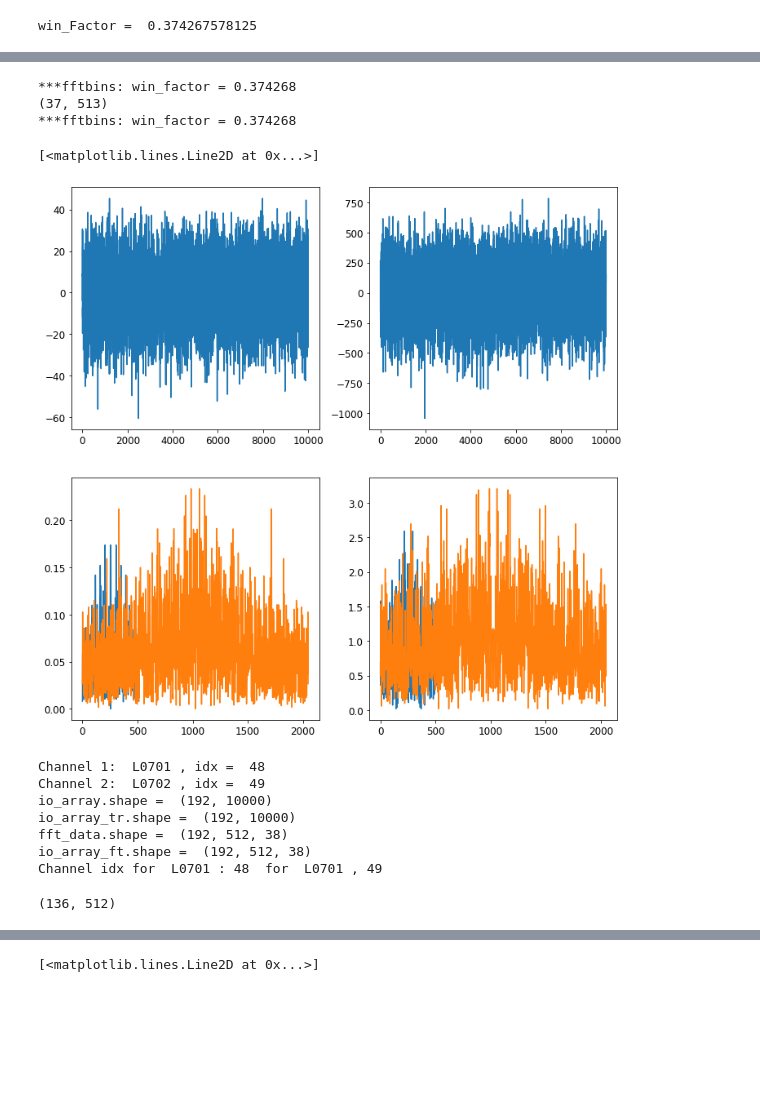
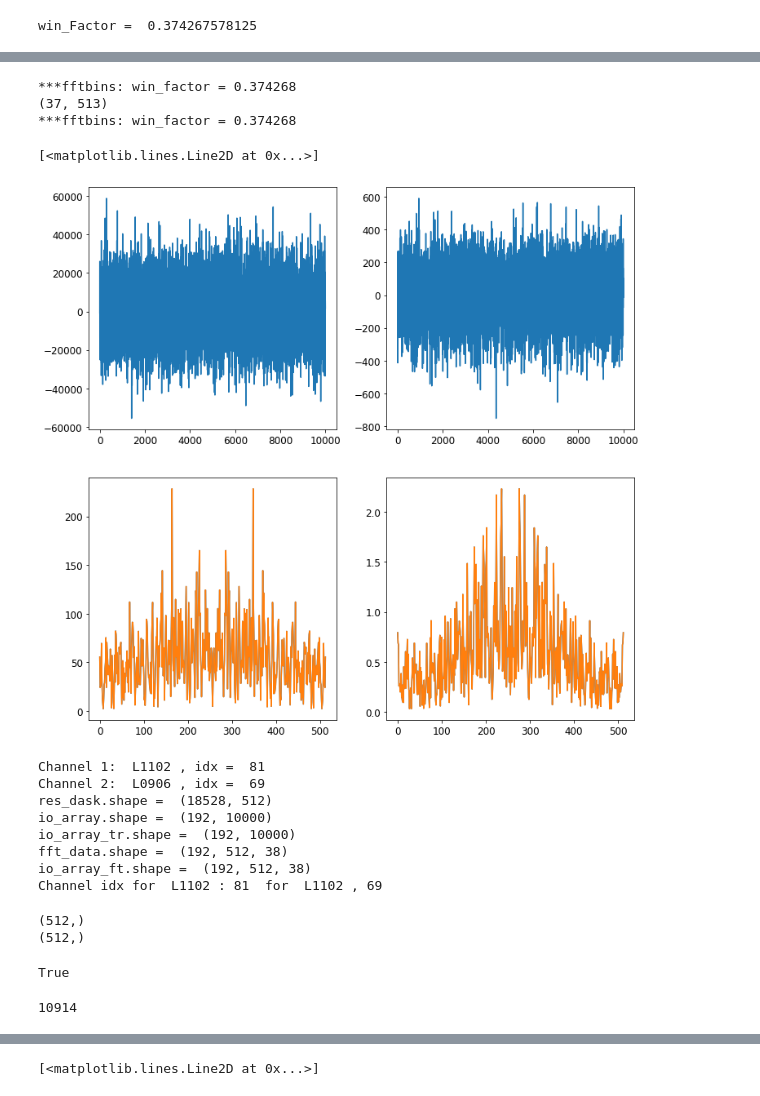
Before and after one commit to rkube/delta, a Jupyter notebook: tests_analysis/compare_correlation_dask_fluctana.ipynb, the cells around one changed output, grey strips where cells are left out. Cells and saved outputs as stored; diff of their text form; code cells hidden in the pictures; blank space fills up the shorter version.

```diff
--- a/tests_analysis/compare_correlation_dask_fluctana.ipynb
+++ b/tests_analysis/compare_correlation_dask_fluctana.ipynb
@@ -33,13 +31,17 @@ win_Factor =  0.374267578125
 # Run the fluctana code from RMCs examples/nersc/check_correlation.py
 # %%
 def test_rmc():
-    import sys
+    #import sys, os
+    #sys.path.append(os.pardir)
     sys.path.append("/global/homes/r/rkube/repos/fluctana_rmc")
     from fluctana import FluctAna, KstarEcei
 
+    # HOW TO RUN
+    # ./python3 check_correlation.py 10186 [15.9,16] ECEI_L1303 ECEI_L1403
+
     shot = 18431
-    trange = [-0.10, -0.08]
-    clist = [['ECEI_L0701'], ['ECEI_L0702']]
+    trange = [-0.1, -0.08]
+    clist = [['ECEI_L0906'], ['ECEI_L1102']]
 
     # call fluctana
     A = FluctAna()
@@ -48,11 +50,16 @@ def test_rmc():
     A.add_data(KstarEcei(shot=shot, clist=clist[0], data_path='/global/cscratch1/sd/rkube/KSTAR/kstar_streaming/'), trange=trange, norm=1)
     A.add_data(KstarEcei(shot=shot, clist=clist[1], data_path='/global/cscratch1/sd/rkube/KSTAR/kstar_streaming/'), trange=trange, norm=1)
 
+    # list data
+    A.list_data()
+
     # do fft; full = 1
-    A.fftbins(nfft=2048, window='hann', overlap=0.5, detrend=0, full=1)
+    A.fftbins(nfft=512,window='hann',overlap=0.5,detrend=0,full=1)
 
     # calculate correlation using data sets done and dtwo. results are saved in A.Dlist[dtwo].val
-    A.bicoherence(done=0, dtwo=1)
+    A.correlation(done=0, dtwo=1)
+
+    # plot the results; dnum = data set number, cnl = channel number list to plot
+    A.mplot(dnum=1,cnl=range(len(A.Dlist[1].clist)),type='val')
 
     return(A)
-A = test_rmc()
@@ -139,27 +144,27 @@ def fftbins(x, dt, nfft, window, overlap, do_detrend, full):
 # %%
-L0701_fa = np.squeeze(A.Dlist[0].data)
-L0701_ax, L0701_ft, win_factor = fftbins(L0701_fa, dt=2e-6, nfft=512, window="hann", overlap=0.5, do_detrend=0, full=1)
+L1102_fa = np.squeeze(A.Dlist[0].data)
+L1102_ax, L1102_ft, win_factor = fftbins(L1102_fa, dt=2e-6, nfft=512, window="hann", overlap=0.5, do_detrend=0, full=1)
 
-print(L0701_ft.shape)
+print(L1102_ft.shape)
 
-L0702_fa = np.squeeze(A.Dlist[1].data)
-L0702ax, L0702_ft, win_factor = fftbins(L0702_fa, dt=2e-6, nfft=512, window="hann", overlap=0.5, do_detrend=0, full=1)
+L0906_fa = np.squeeze(A.Dlist[1].data)
+L0906ax, L0906_ft, win_factor = fftbins(L0906_fa, dt=2e-6, nfft=512, window="hann", overlap=0.5, do_detrend=0, full=1)
 
 plt.figure(figsize=(12,12))
 plt.subplot(221)
-plt.plot(L0701_fa)
+plt.plot(L1102_fa)
 plt.subplot(222)
-plt.plot(L0702_fa)
+plt.plot(L0906_fa)
 
 plt.subplot(223)
-plt.plot(np.abs(L0701_ft.mean(axis=0)))
+plt.plot(np.abs(L1102_ft.mean(axis=0)))
 plt.plot(np.abs(A.Dlist[0].spdata[0].mean(axis=0)))
 plt.subplot(224)
-plt.plot(np.abs(L0702_ft.mean(axis=0)))
+plt.plot(np.abs(L0906_ft.mean(axis=0)))
 plt.plot(np.abs(A.Dlist[1].spdata[0].mean(axis=0)))
 # %% [output]
 ***fftbins: win_factor = 0.374268
 (37, 513)
 ***fftbins: win_factor = 0.374268
 [<matplotlib.lines.Line2D at 0x...>]
-[figure, old version]
+[figure, new version]
@@ -217,13 +171,15 @@ def bicoherence(XX, YY):
 # %%
-c1 = channel('L', 7, 1)
-c2 = channel('L', 7, 2)
+c1 = channel('L', 11, 2)
+c2 = channel('L', 9, 6)
 
 print("Channel 1: ", c1, ", idx = ", c1.idx())
 print("Channel 2: ", c2, ", idx = ", c2.idx())
 
-with np.load("../test_data/ralphs_task_001.npz") as df:
+with np.load("../test_data/cross_correlation_s00001.npz", allow_pickle=True) as df:
     # Load output of dask
-    res_dask = df["res"]
+    res_dask = df["data"]
+    res_dask = np.concatenate(res_dask, axis=0)
+    print("res_dask.shape = ", res_dask.shape)
 
 with np.load("../test_data/io_array_s0001.npz") as df:
     # Load raw data, as read by datareader
@@ -244,10 +200,6 @@ with np.load("../test_data/fft_data_s0001.npz") as df:
     fft_data = df["fft_data"]
     print("fft_data.shape = ", fft_data.shape)
 
-with np.load("../test_data/ralphs_task_001.npz") as df:
-    # Load results from dask tasks
-    ralphs_task = df["res"]
-
 _tmp = detrend(io_array, axis=1, type="constant")
 res = stft(_tmp, fs=1./2e-6, nperseg=512, window="hann",
                  detrend="constant", noverlap=256, padded=False,
@@ -259,14 +211,17 @@ fft_data = np.fft.fftshift(fft_data, axes=1)
 print("io_array_ft.shape = ", io_array_ft.shape)
 print("Channel idx for ", c1, ": {0:d}".format(c1.idx()), " for ", c1, ", {0:d}".format(c2.idx()))
 # %% [output]
-Channel 1:  L0701 , idx =  48
-Channel 2:  L0702 , idx =  49
+Channel 1:  L1102 , idx =  81
+Channel 2:  L0906 , idx =  69
+res_dask.shape =  (18528, 512)
 io_array.shape =  (192, 10000)
 io_array_tr.shape =  (192, 10000)
 fft_data.shape =  (192, 512, 38)
 io_array_ft.shape =  (192, 512, 38)
-Channel idx for  L0701 : 48  for  L0701 , 49
+Channel idx for  L1102 : 81  for  L1102 , 69
-# %%
-ralphs_task.shape
-# %% [output]
-(136, 512)
+# %%
+print(res_dask[0].shape)
+print(res_dask[1].shape)
+# %% [output]
+(512,)
+(512,)
@@ -272,0 +231,8 @@ ralphs_task.shape
+# %%
+channel_list[0] == channel_pair(channel('L', 1, 1), channel('L', 1, 1))
+# %% [output]
+True
+# %%
+np.argwhere(channel_list == channel_pair(c1, c2))[0][0]
+# %% [output]
+10914
```
Also changed, not shown: parts of 18 cells of this notebook, 9 other files.
